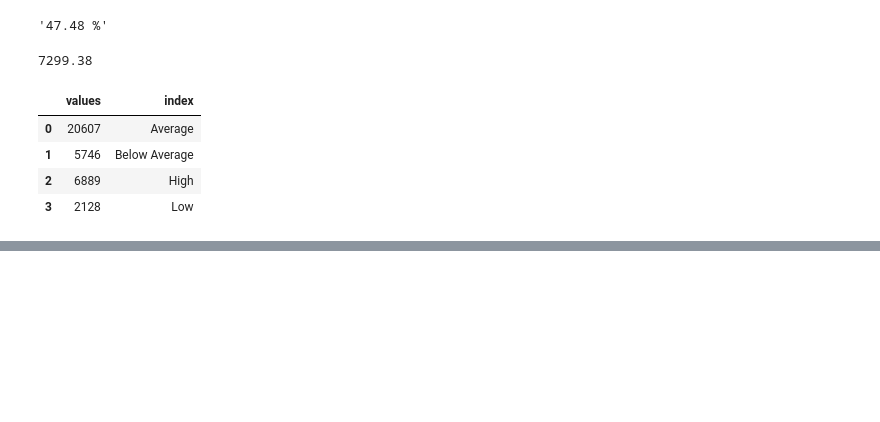
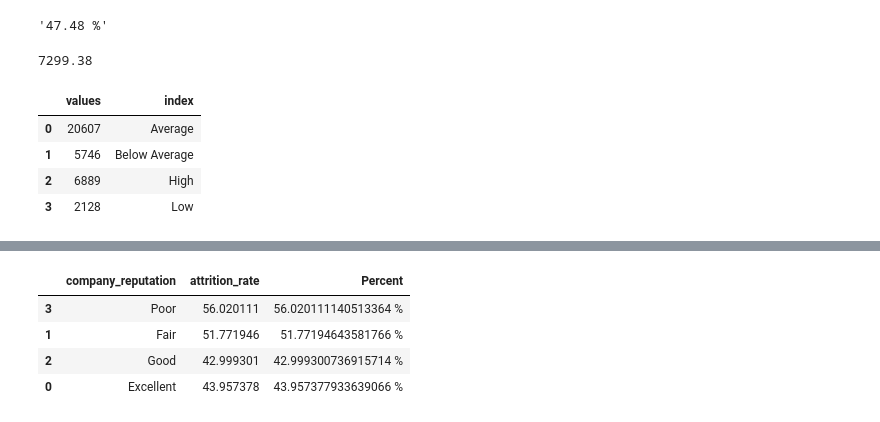
Before and after one commit to BeboFekry/Kayfa-Academy-Internship, a Jupyter notebook: Task 1 - HR Attrition Analysis Notbook.ipynb, the cells around one changed output, grey strips where cells are left out. Saved outputs shown, nothing was run; the diff lists cells and outputs as text; code cells hidden in the pictures; blank space fills up the shorter version.

```diff
--- a/Task 1 - HR Attrition Analysis Notbook.ipynb
+++ b/Task 1 - HR Attrition Analysis Notbook.ipynb
@@ -486,0 +644,18 @@ df2
+# %%
+d = (df.assign(is_left=(df['attrition']=='Left').astype(int))
+     .groupby('company_reputation')['is_left']
+     .mean()
+     .reset_index(name='attrition_rate')
+     )
+d['attrition_rate'] = d['attrition_rate']*100
+
+d = d.sort_values(by='company_reputation', key=lambda x:x.map({'Poor':1,'Fair':2,'Good':3,'Excellent':4}))
+
+d['Percent'] = d.apply(lambda x: f"{x['attrition_rate']} %", axis=1)
+d
+# %% [output]
+|  | company_reputation | attrition_rate | Percent |
+| 3 | Poor | 56.020111 | 56.020111140513364 % |
+| 1 | Fair | 51.771946 | 51.77194643581766 % |
+| 2 | Good | 42.999301 | 42.999300736915714 % |
+| 0 | Excellent | 43.957378 | 43.957377933639066 % |
```
Also changed, not shown: parts of 28 cells of this notebook.
